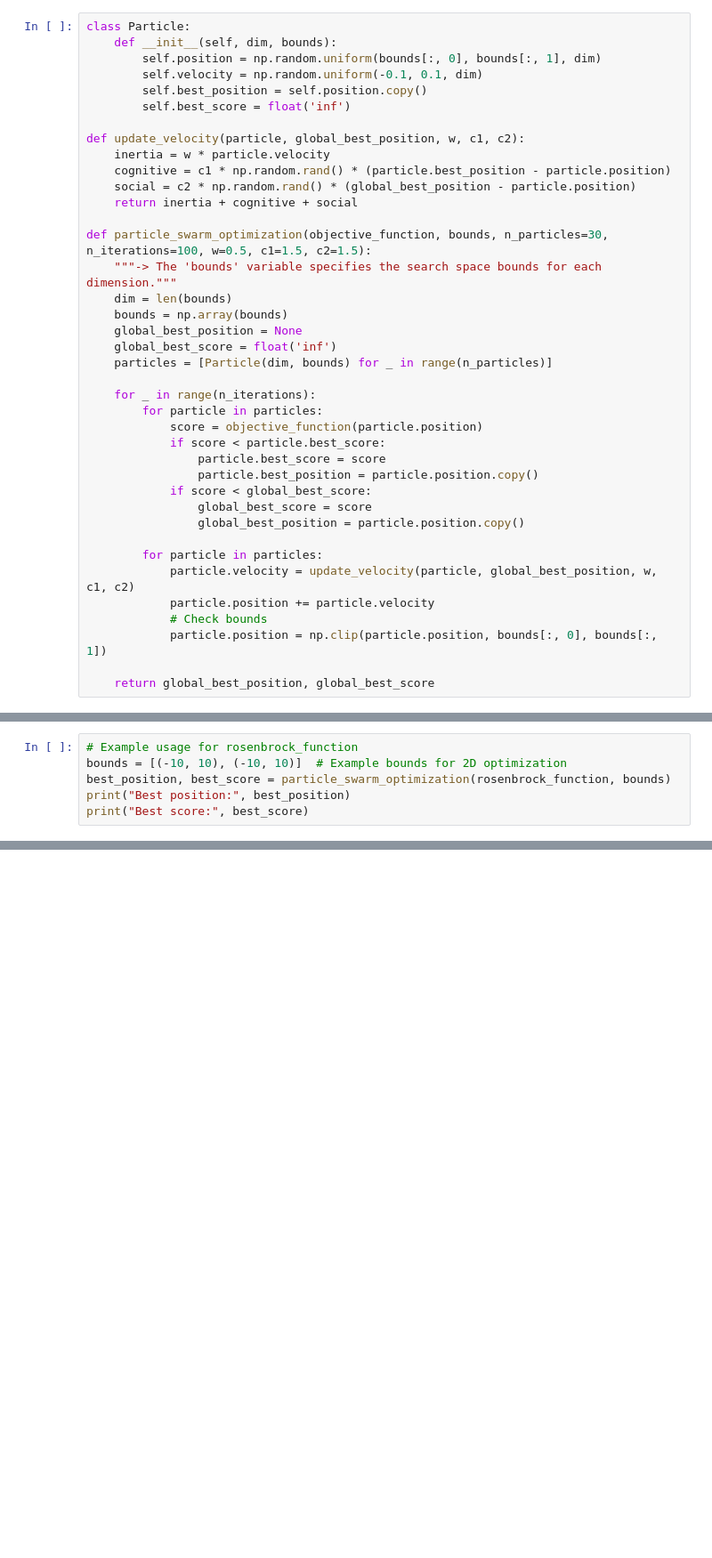
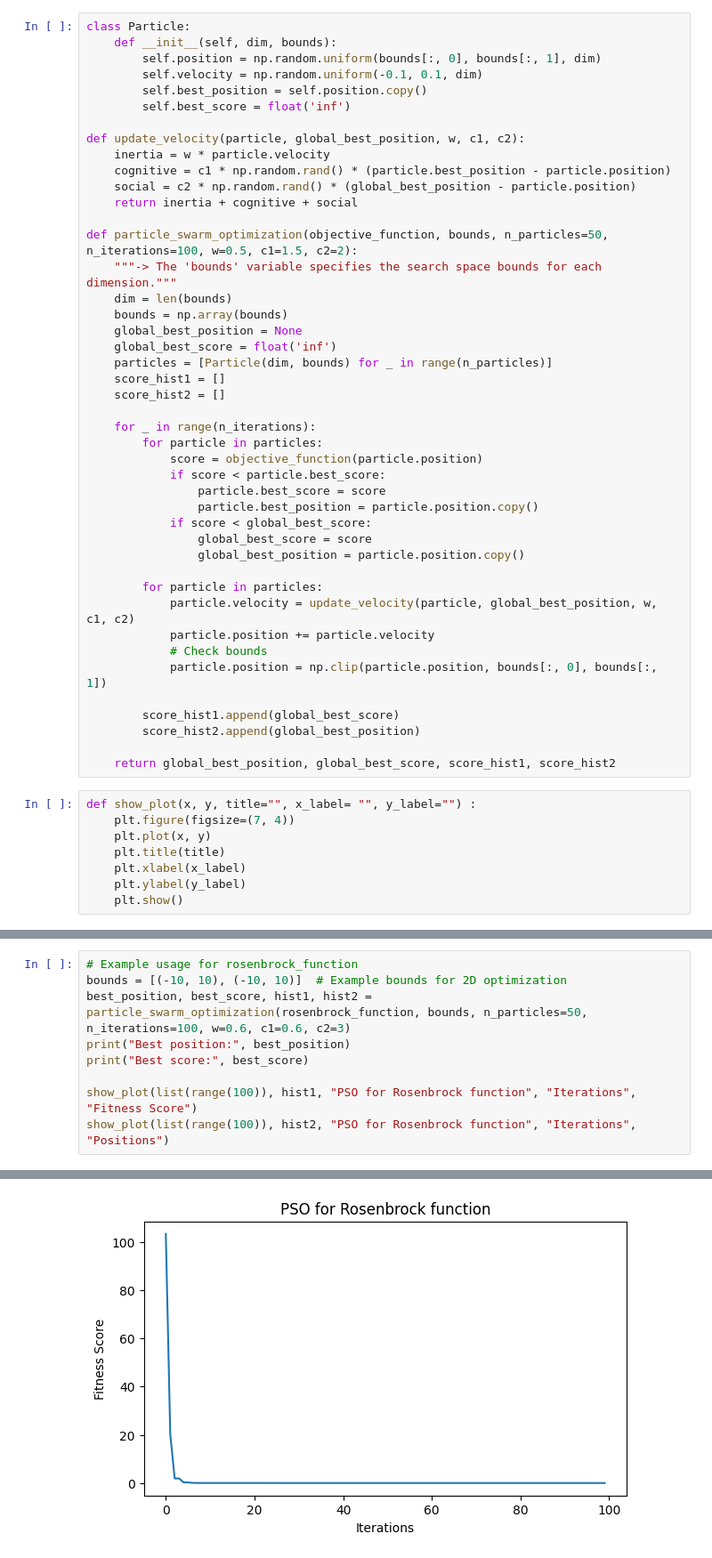
Before and after one commit to drisskhattabi6/Metaheuristic-Algorithms, a Jupyter notebook: Particle Swarm Optimization (PSO)/Particle Swarm Optimization.ipynb, the cells around one changed output, grey strips where cells are left out. Shown: that part at 89% size. Drawn from its saved outputs; the diff is of its cells as text; blank space fills up the shorter version.

```diff
--- a/Particle Swarm Optimization (PSO)/Particle Swarm Optimization.ipynb
+++ b/Particle Swarm Optimization (PSO)/Particle Swarm Optimization.ipynb
@@ -14,13 +18,15 @@ def update_velocity(particle, global_best_position, w, c1, c2):
     social = c2 * np.random.rand() * (global_best_position - particle.position)
     return inertia + cognitive + social
 
-def particle_swarm_optimization(objective_function, bounds, n_particles=30, n_iterations=100, w=0.5, c1=1.5, c2=1.5):
+def particle_swarm_optimization(objective_function, bounds, n_particles=50, n_iterations=100, w=0.5, c1=1.5, c2=2):
     """-> The 'bounds' variable specifies the search space bounds for each dimension."""
     dim = len(bounds)
     bounds = np.array(bounds)
     global_best_position = None
     global_best_score = float('inf')
     particles = [Particle(dim, bounds) for _ in range(n_particles)]
+    score_hist1 = []
+    score_hist2 = []
 
     for _ in range(n_iterations):
         for particle in particles:
@@ -38,7 +44,18 @@ def particle_swarm_optimization(objective_function, bounds, n_particles=30, n_it
             # Check bounds
             particle.position = np.clip(particle.position, bounds[:, 0], bounds[:, 1])
 
-    return global_best_position, global_best_score
+        score_hist1.append(global_best_score)
+        score_hist2.append(global_best_position)
+
+    return global_best_position, global_best_score, score_hist1, score_hist2
+# %%
+def show_plot(x, y, title="", x_label= "", y_label="") :
+    plt.figure(figsize=(7, 4))
+    plt.plot(x, y)
+    plt.title(title)
+    plt.xlabel(x_label)
+    plt.ylabel(y_label)
+    plt.show()
 # %%
 def rosenbrock_function(x):
     a = 1
@@ -73,7 +78,10 @@ Best score: 7.416802120073682e-25
 # %%
 # Example usage for rosenbrock_function
 bounds = [(-10, 10), (-10, 10)]  # Example bounds for 2D optimization
-best_position, best_score = particle_swarm_optimization(rosenbrock_function, bounds)
+best_position, best_score, hist1, hist2 = particle_swarm_optimization(rosenbrock_function, bounds, n_particles=50, n_iterations=100, w=0.6, c1=0.6, c2=3)
 print("Best position:", best_position)
 print("Best score:", best_score)
+
+show_plot(list(range(100)), hist1, "PSO for Rosenbrock function", "Iterations", "Fitness Score")
+show_plot(list(range(100)), hist2, "PSO for Rosenbrock function", "Iterations", "Positions")
 # %% [output]
@@ -81,0 +90 @@ Best score: 2.1590786716493368e-20
+[figure, added]
```
Also changed, not shown: parts of 13 cells of this notebook.
